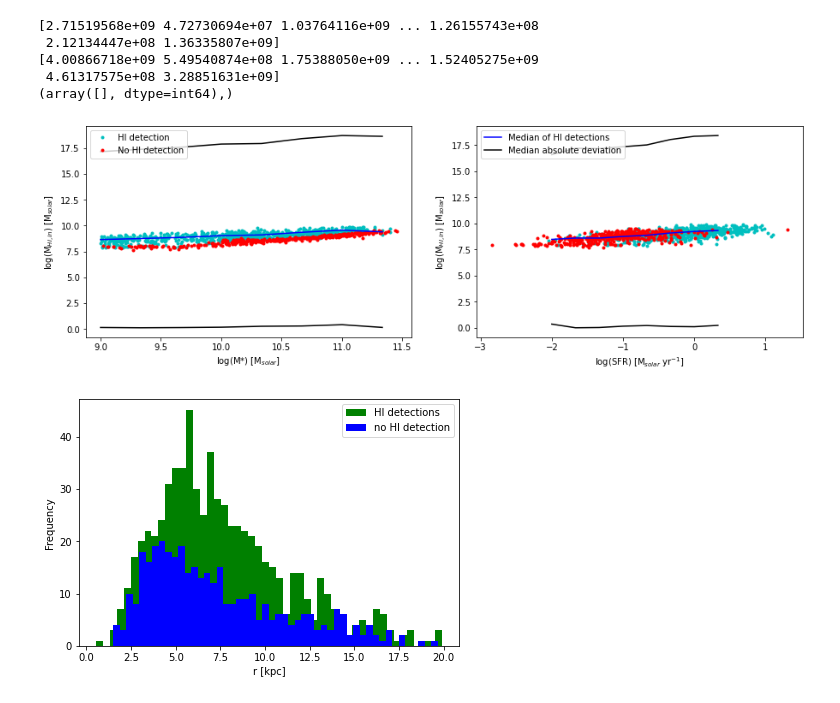
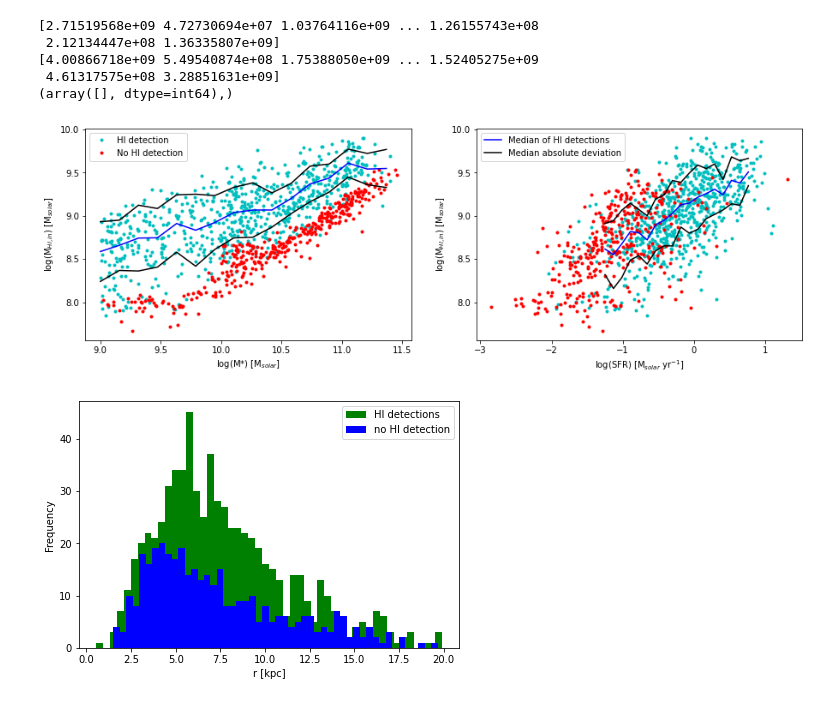
Before and after one commit to Luke-Williams-01/Luke-Williams-01, a Jupyter notebook: ICRARproject.ipynb, the cells around one changed output. Saved outputs shown, nothing was run; the diff lists cells and outputs as text; code cells hidden in the pictures.

```diff
--- a/ICRARproject.ipynb
+++ b/ICRARproject.ipynb
@@ -510,11 +510,14 @@ MHIpredin = (10**lgMHI) - MHIpredout
 # Separating MHI(predicted, inside optical) into HI detections and non-HI detections
 MHIpredin1 = np.delete(MHIpredin, (HIndet))
 MHIpredin2 = np.delete(MHIpredin, (HIdet))
+
+lgMHIpredin1 = np.log10(MHIpredin1)
+lgMHIpredin2 = np.log10(MHIpredin2)
 # %%
 # Finding the running median of the HI detections
 # Arrays for the bins
-INbins = np.linspace(9, 12, 10)
-INbins2 = np.linspace(-2, 1, 10)
+INbins = np.linspace(9, 12, 20)
+INbins2 = np.linspace(-1.25, 1, 20)
 
 # Array of zeroes to store the median of each bin
 INmHI1 = np.zeros(len(INbins))
@@ -528,45 +531,45 @@ INMAD2 = np.zeros(len(INbins2))
 # Using a for loop to iterate over the median values for each of the bins
 for i in range(len(INbins) -1):
   # Median and MAD for HI of galaxies against stellar mass
-  INmedian1[i] = np.median([np.where((lgMstar1 >= INbins[i]) & (lgMstar1 <= INbins[i+1]))])
-  INMAD1[i] = stats.median_absolute_deviation(MHIpredin1[np.where((lgMstar1 >= INbins[i]) & (lgMstar1 <= INbins[i+1]))])
+  INmedian1[i] = np.median(lgMHIpredin1[np.where((lgMstar1 >= INbins[i]) & (lgMstar1 <= INbins[i+1]))])
+  INMAD1[i] = stats.median_absolute_deviation(lgMHIpredin1[np.where((lgMstar1 >= INbins[i]) & (lgMstar1 <= INbins[i+1]))])
   INmHI1[i] = INmedian1[i]
 
 for i in range (len(INbins2) -1):
   # Median and MAD for HI of galaxies against SFR
-  INmedian2[i] = np.median(MHIpredin1[np.where((lgSFR1 >= INbins2[i]) & (lgSFR1 <= INbins2[i+1]))])
-  INMAD2[i] = stats.median_absolute_deviation(MHIpredin1[np.where((lgSFR1 >= INbins2[i]) & (lgSFR1 <= INbins2[i+1]))])
+  INmedian2[i] = np.median(lgMHIpredin1[np.where((lgSFR1 >= INbins2[i]) & (lgSFR1 <= INbins2[i+1]))])
+  INMAD2[i] = stats.median_absolute_deviation(lgMHIpredin1[np.where((lgSFR1 >= INbins2[i]) & (lgSFR1 <= INbins2[i+1]))])
   INmHI2[i] = INmedian2[i]
 
 # Working out the upper and lower bounds of the median absolute deviation
-INpMAD1 = INmHI1 + np.log10(INMAD1)
-INnMAD1 = INmHI1 - np.log10(INMAD1)
-INpMAD2 = INmHI2 + np.log10(INMAD2)
-INnMAD2 = INmHI2 - np.log10(INMAD2)
+INpMAD1 = INmHI1 + INMAD1
+INnMAD1 = INmHI1 - INMAD1
+INpMAD2 = INmHI2 + INMAD2
+INnMAD2 = INmHI2 - INMAD2
 # %%
 # Plotting the HI mass within the optical radius, against stellar masses and SFR
 plt.figure(figsize = (15,10))
 plt.subplot(221)
-plt.plot(lgMstar1, np.log10(MHIpredin1), 'c.', label= 'HI detection')
-plt.plot(lgMstar2, np.log10(MHIpredin2), 'r.', label= 'No HI detection')
+plt.plot(lgMstar1, lgMHIpredin1, 'c.', label= 'HI detection')
+plt.plot(lgMstar2, lgMHIpredin2, 'r.', label= 'No HI detection')
 plt.xlabel('log(M*) [M$_{solar}$]')
 plt.ylabel('log(M$_{HI, in}$) [M$_{solar}$]')
 plt.plot(INbins[:-2], INmHI1[:-2], 'b-')
 plt.plot(INbins[:-2], INpMAD1[:-2], 'k-')
 plt.plot(INbins[:-2], INnMAD1[:-2], 'k-')
 plt.legend(loc='upper left');
 
 plt.subplot(222)
-plt.plot(np.log10(SFR_best1), np.log10(MHIpredin1), 'c.')
+plt.plot(np.log10(SFR_best1), lgMHIpredin1, 'c.')
 plt.plot(np.log10(SFR_best2), np.log10(MHIpredin2), 'r.')
 plt.xlabel('log(SFR) [M$_{solar}$ yr$^{-1}$]')
 plt.ylabel('log(M$_{HI, in}$) [M$_{solar}$]')
 plt.plot(INbins2[:-2], INmHI2[:-2], 'b-', label = 'Median of HI detections')
 plt.plot(INbins2[:-2], INpMAD2[:-2], 'k-', label = 'Median absolute deviation')
 plt.plot(INbins2[:-2], INnMAD2[:-2], 'k-')
 plt.legend(loc='upper left');
 # %% [output]
-[figure, old version]
+[figure, new version]
 # %%
 # Historgram plots to determine the how the investigated galaxies are distributed
 plt.figure(figsize = (15,10))
```
Also changed, not shown: parts of 1 cell of this notebook.
